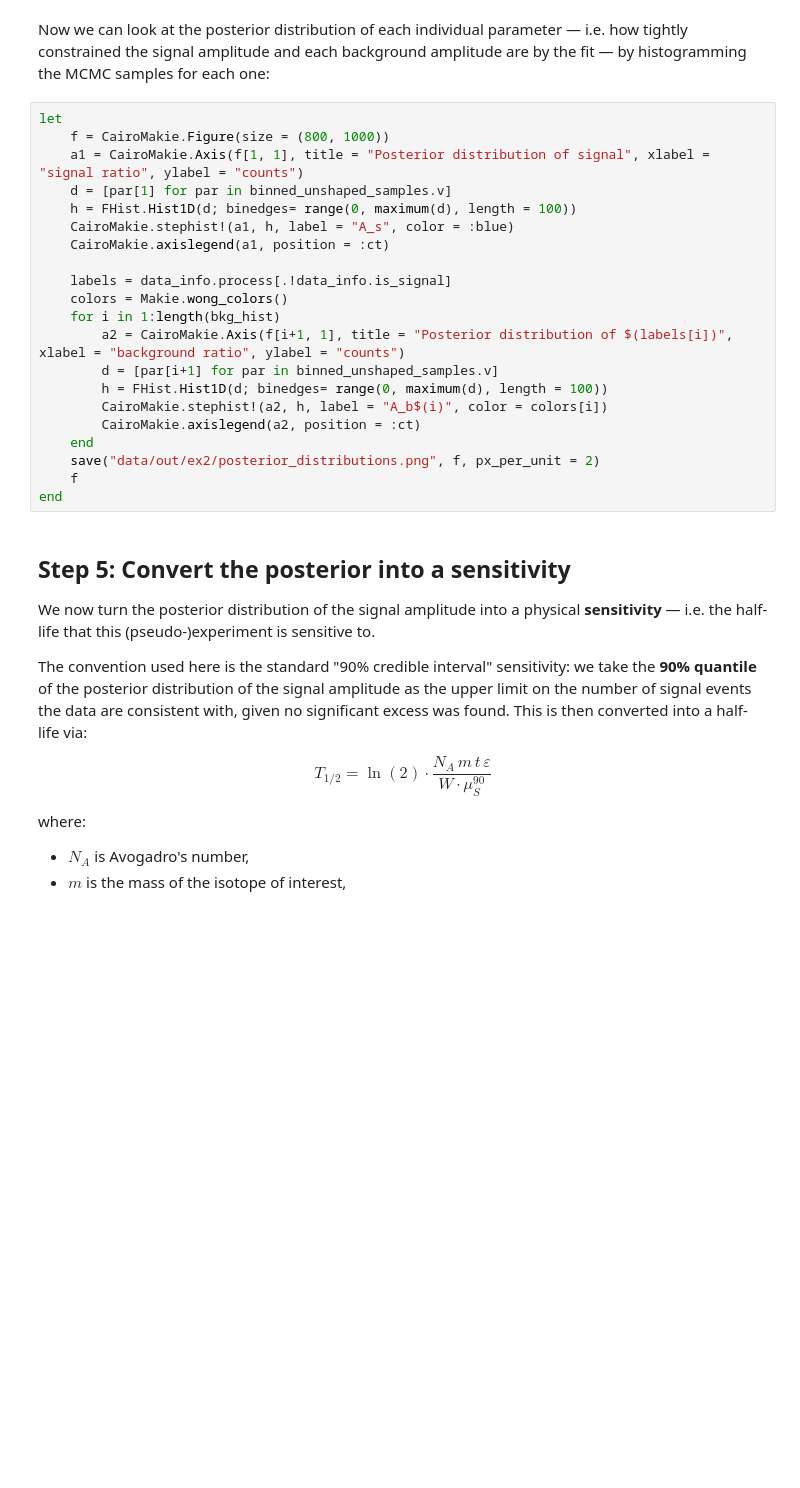
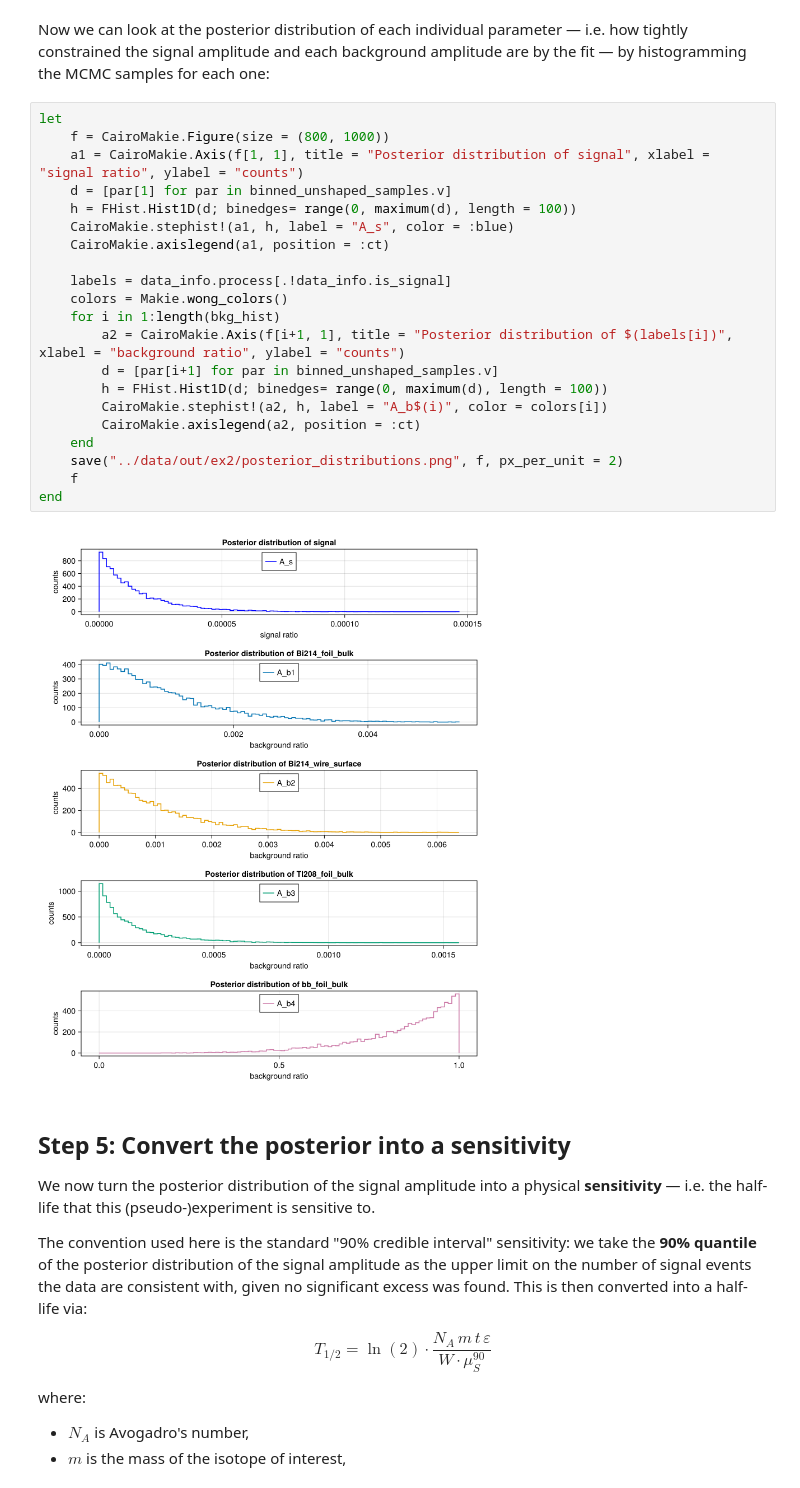
Before and after one commit to Shoram444/SN_Sensitivity_training, a Jupyter notebook: examples/ex2_bayes.ipynb, the cells around one changed output. Saved outputs shown, nothing was run; the diff lists cells and outputs as text; blank space fills up the shorter version.

```diff
--- a/examples/ex2_bayes.ipynb
+++ b/examples/ex2_bayes.ipynb
@@ -195,24 +321,26 @@ Now we can look at the posterior distribution of each individual parameter — i
 # %%
 let
     f = CairoMakie.Figure(size = (800, 1000))
     a1 = CairoMakie.Axis(f[1, 1], title = "Posterior distribution of signal", xlabel = "signal ratio", ylabel = "counts")
     d = [par[1] for par in binned_unshaped_samples.v]
     h = FHist.Hist1D(d; binedges= range(0, maximum(d), length = 100))
     CairoMakie.stephist!(a1, h, label = "A_s", color = :blue)
     CairoMakie.axislegend(a1, position = :ct)
 
     labels = data_info.process[.!data_info.is_signal]
     colors = Makie.wong_colors()
     for i in 1:length(bkg_hist)
         a2 = CairoMakie.Axis(f[i+1, 1], title = "Posterior distribution of $(labels[i])", xlabel = "background ratio", ylabel = "counts")
         d = [par[i+1] for par in binned_unshaped_samples.v]
         h = FHist.Hist1D(d; binedges= range(0, maximum(d), length = 100))
         CairoMakie.stephist!(a2, h, label = "A_b$(i)", color = colors[i])
         CairoMakie.axislegend(a2, position = :ct)
     end
-    save("data/out/ex2/posterior_distributions.png", f, px_per_unit = 2)
+    save("../data/out/ex2/posterior_distributions.png", f, px_per_unit = 2)
     f
 end
+# %% [output]
+[figure, added]
 # %% [markdown]
 ## Step 5: Convert the posterior into a sensitivity
 
```
Also changed, not shown: parts of 22 cells of this notebook, 9 other files.
